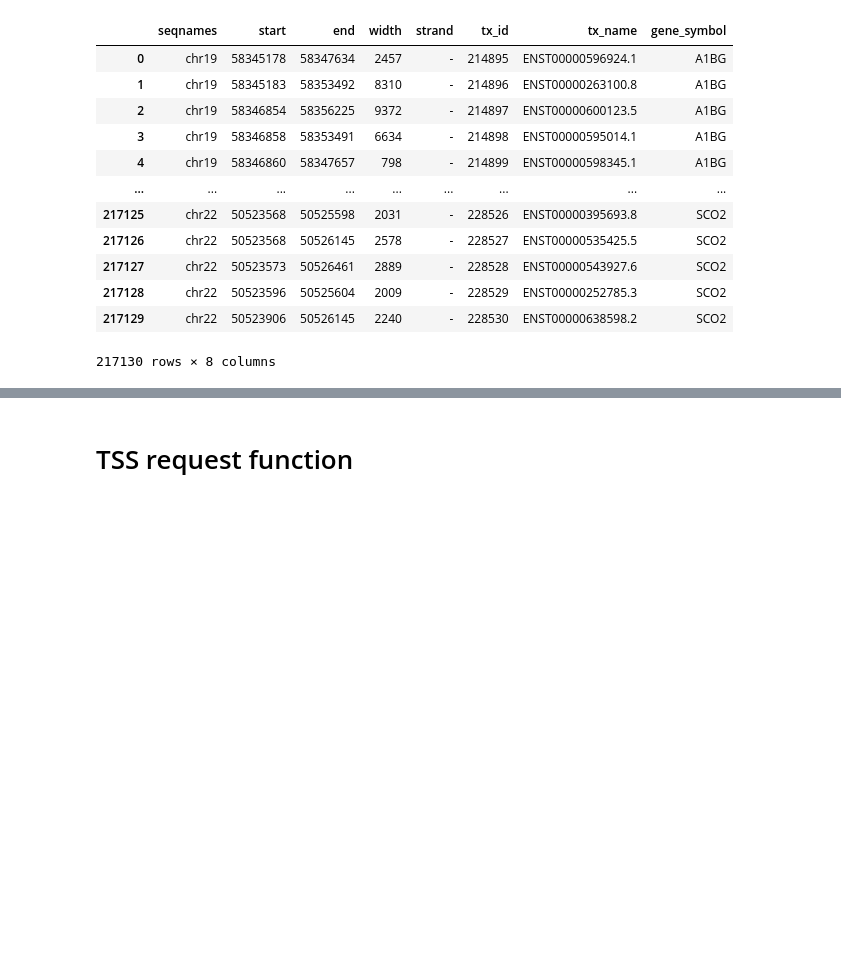
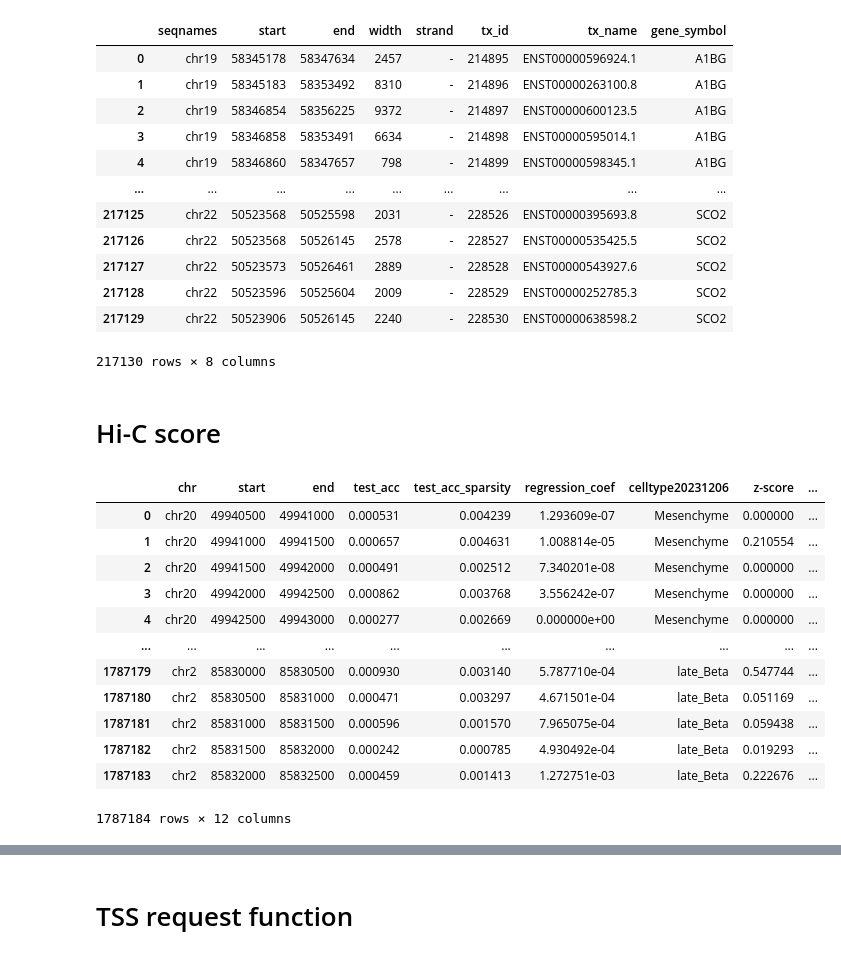
Before and after one commit to JiaxinLi-lipluszn/small_tools, a Jupyter notebook: playground.ipynb, the cells around one changed output, grey strips where cells are left out. Saved outputs shown, nothing was run; the diff lists cells and outputs as text; code cells hidden in the pictures; blank space fills up the shorter version.

```diff
--- a/playground.ipynb
+++ b/playground.ipynb
@@ -920,3 +924,5 @@ tss_df
 | 217128 | chr22 | 50523596 | 50525604 | 2009 | - | 228529 | ENST00000252785.3 | SCO2 |
 | 217129 | chr22 | 50523906 | 50526145 | 2240 | - | 228530 | ENST00000638598.2 | SCO2 |
 217130 rows × 8 columns
+# %% [markdown]
+# Hi-C score
@@ -922,0 +941,16 @@ tss_df
+# %%
+output_summary_df
+# %% [output]
+|  | chr | start | end | test_acc | test_acc_sparsity | regression_coef | celltype20231206 | z-score | ... |
+| 0 | chr20 | 49940500 | 49941000 | 0.000531 | 0.004239 | 1.293609e-07 | Mesenchyme | 0.000000 | ... |
+| 1 | chr20 | 49941000 | 49941500 | 0.000657 | 0.004631 | 1.008814e-05 | Mesenchyme | 0.210554 | ... |
+| 2 | chr20 | 49941500 | 49942000 | 0.000491 | 0.002512 | 7.340201e-08 | Mesenchyme | 0.000000 | ... |
+| 3 | chr20 | 49942000 | 49942500 | 0.000862 | 0.003768 | 3.556242e-07 | Mesenchyme | 0.000000 | ... |
+| 4 | chr20 | 49942500 | 49943000 | 0.000277 | 0.002669 | 0.000000e+00 | Mesenchyme | 0.000000 | ... |
+| ... | ... | ... | ... | ... | ... | ... | ... | ... | ... |
+| 1787179 | chr2 | 85830000 | 85830500 | 0.000930 | 0.003140 | 5.787710e-04 | late_Beta | 0.547744 | ... |
+| 1787180 | chr2 | 85830500 | 85831000 | 0.000471 | 0.003297 | 4.671501e-04 | late_Beta | 0.051169 | ... |
+| 1787181 | chr2 | 85831000 | 85831500 | 0.000596 | 0.001570 | 7.965075e-04 | late_Beta | 0.059438 | ... |
+| 1787182 | chr2 | 85831500 | 85832000 | 0.000242 | 0.000785 | 4.930492e-04 | late_Beta | 0.019293 | ... |
+| 1787183 | chr2 | 85832000 | 85832500 | 0.000459 | 0.001413 | 1.272751e-03 | late_Beta | 0.222676 | ... |
+1787184 rows × 12 columns
```
Also changed, not shown: parts of 11 cells of this notebook, 1 other file.
